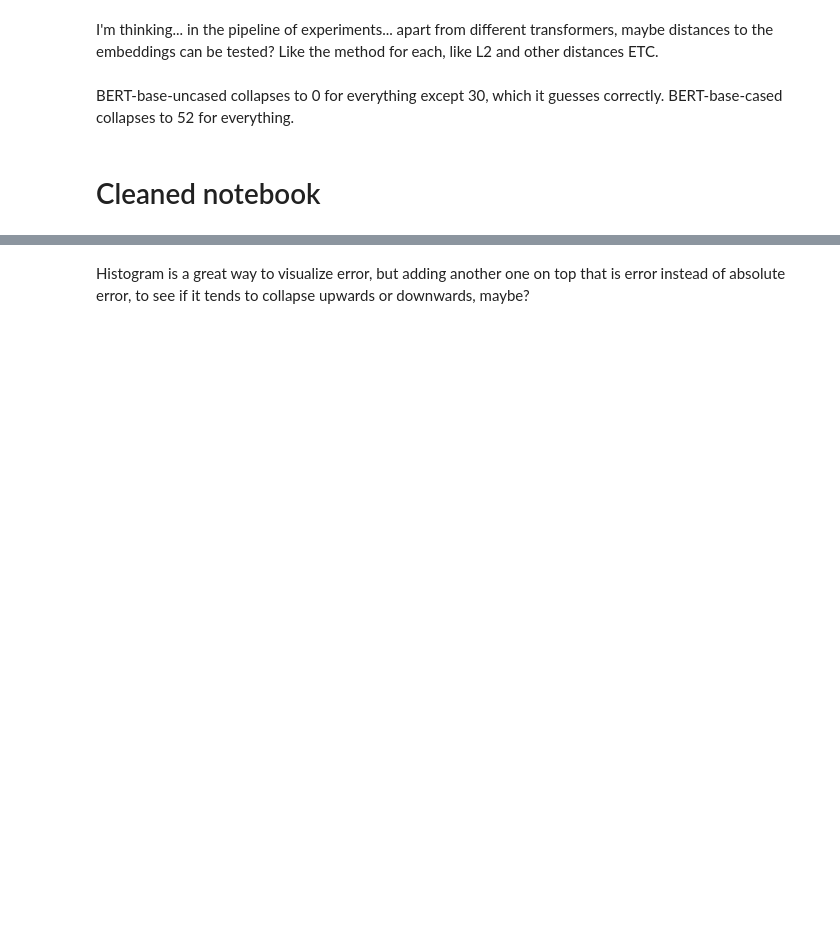
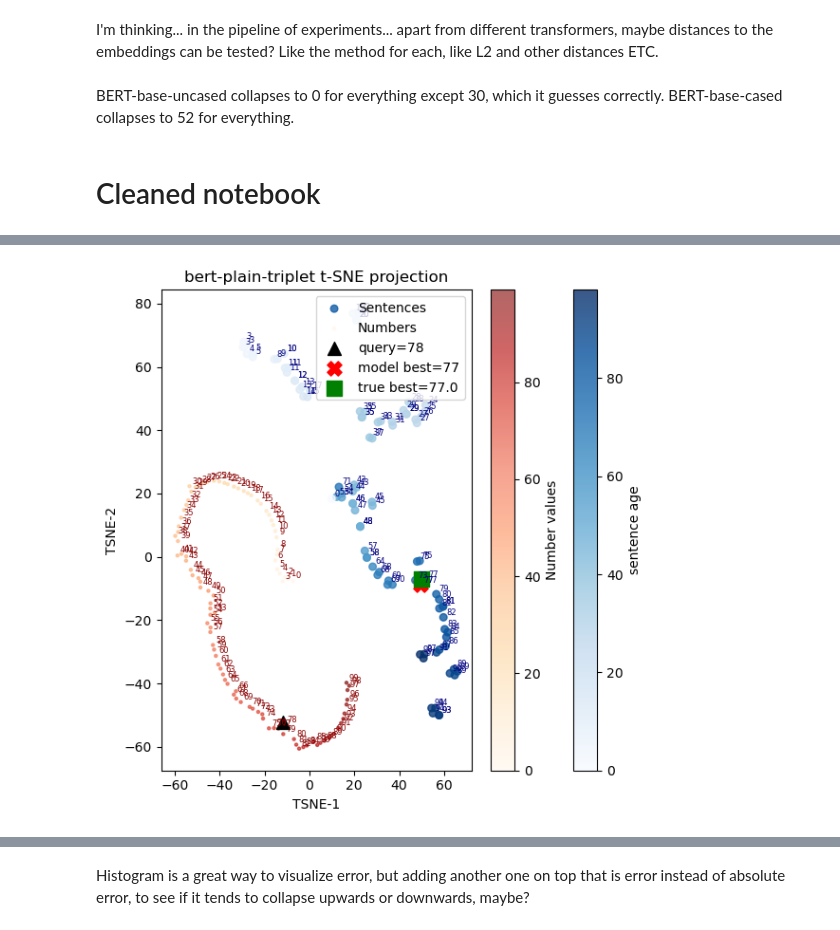
Before and after one commit to ricardoescu/NumberEncoding, a Jupyter notebook: src/main.ipynb, the cells around one changed output, grey strips where cells are left out. Saved outputs shown, nothing was run; the diff lists cells and outputs as text; code cells hidden in the pictures; blank space fills up the shorter version.

Commit message:
Changing some of the tsne to perp=5 and switching the parse age function temporarily

```diff
--- a/src/main.ipynb
+++ b/src/main.ipynb
@@ -49,14 +50,16 @@ TSNE_PERPLEXITY = 30 # check the method to define the best perplexity.
 encoder = SentenceEncoder(model_name)
 # %%
 age_format = "digits"
-#DATASET_FILE = pathlib.Path(f"../data/ages_{age_format}.txt")
-DATASET_FILE = pathlib.Path(f"../data/cleaned_data.csv")
-#out_dir = pathlib.Path(f"../results/{age_format}/{model_name}")
-out_dir = pathlib.Path(f"../results/bigger_dataset_1.7/{model_name}")
+DATASET_FILE = pathlib.Path(f"../data/ages_{age_format}.txt")
+#DATASET_FILE = pathlib.Path(f"../data/cleaned_data.csv")
+out_dir = pathlib.Path(f"../results/{age_format}/{model_name}")
+#out_dir = pathlib.Path(f"../results/bigger_dataset_1.7/{model_name}")
 out_dir.mkdir(parents=True, exist_ok=True)
 # %%
 #generate_sentences(DATASET_FILE, style=age_format) # already generated.
 # %%
-#sentences = load_sentences(path=DATASET_FILE)
-sentences = load_bigger_dataset(path=DATASET_FILE)
+sentences = load_sentences(path=DATASET_FILE)
+# row_num = 7 for the 7th row, 0 for the first one.
+#row_num = 7
+#sentences = load_bigger_dataset(path=DATASET_FILE, row_num)
 # %% [output]
@@ -113,12 +127,14 @@ plot_concentration(safe_name, out_dir, results['true'], results['pred'], results
 # %%
-"""plot_tsne(safe_name, out_dir,
+plot_tsne(safe_name, out_dir,
           78,
           sentences=sentences,
           encoder=encoder,
           pca_dims=PCA_DIMS,
           perp=5,
           show_labels=True
-          )"""
+          )
+# %% [output]
+[figure, added]
 # %%
 import numpy as np, matplotlib.pyplot as plt
 from sklearn.decomposition import PCA
```
Also changed, not shown: parts of 16 cells of this notebook, 9 other files.
